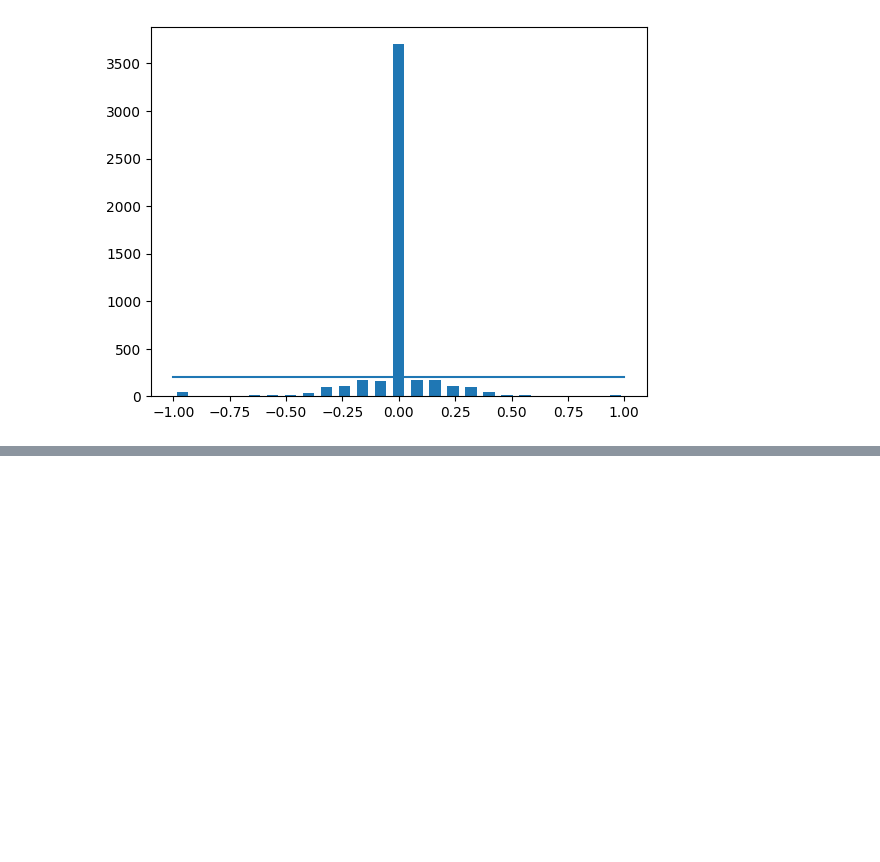
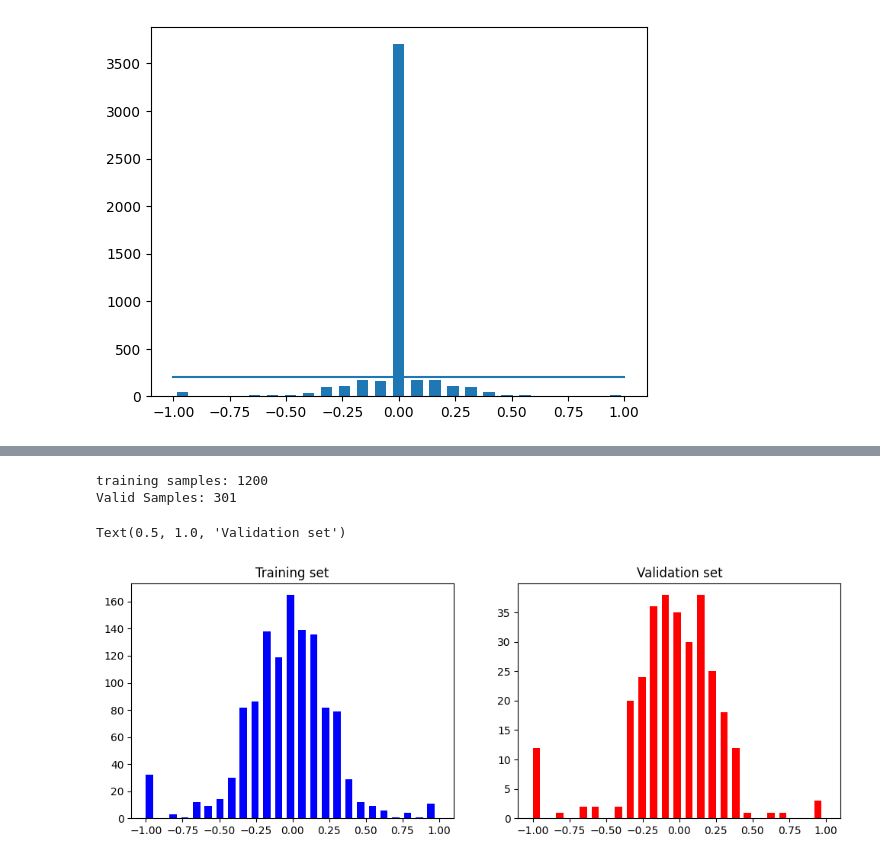
Before and after one commit to onkar201988/google_colab_tutorials, a Jupyter notebook: Behavioural_Cloning.ipynb, the cells around one changed output, grey strips where cells are left out. Saved outputs shown, nothing was run; the diff lists cells and outputs as text; code cells hidden in the pictures; blank space fills up the shorter version.

```diff
--- a/Behavioural_Cloning.ipynb
+++ b/Behavioural_Cloning.ipynb
@@ -83,0 +111,15 @@ for j in range(num_bins):
+# %%
+print(data.iloc[1])
+def load_img_steering(datadir, df):
+  image_path = []
+  steering = []
+  for i in range(len(data)):
+    indexed_data = data.iloc[i] #it returns the data at one index
+    center, left, right = indexed_data[0], indexed_data[1], indexed_data[2]
+    image_path.append(os.path.join(datadir, center.strip())) #this will create the path by joining the datadir and image name, strip function will strip the spaces if any
+    steering.append(float(indexed_data[3]))
+  image_path = np.asarray(image_path)
+  steering = np.asarray(steering)
+  return image_path, steering
+
+image_path, steering = load_img_steering(datadir + '/IMG', data) #while calling the function we will add /IMG since datadir points where IMG folder is
@@ -83,0 +135,17 @@ for j in range(num_bins):
+# %%
+# using split, we will split the data into training and validation data
+X_train, X_valid, y_train, y_valid = train_test_split(image_path, steering, test_size=0.2, random_state=6)
+print('training samples: {}\nValid Samples: {}'.format(len(X_train), len(X_valid)))
+# %% [output]
+training samples: 1200
+Valid Samples: 301
+# %%
+# let's plot the histogram of training and validation data, to verify the split is similar
+fig, axis = plt.subplots(1, 2, figsize=(12,4))
+axis[0].hist(y_train, bins= num_bins, width=0.05, color='blue')
+axis[0].set_title('Training set')
+axis[1].hist(y_valid, bins= num_bins, width=0.05, color='red')
+axis[1].set_title('Validation set')
+# %% [output]
+Text(0.5, 1.0, 'Validation set')
+[figure, added]
```
Also changed, not shown: parts of 15 cells of this notebook.
